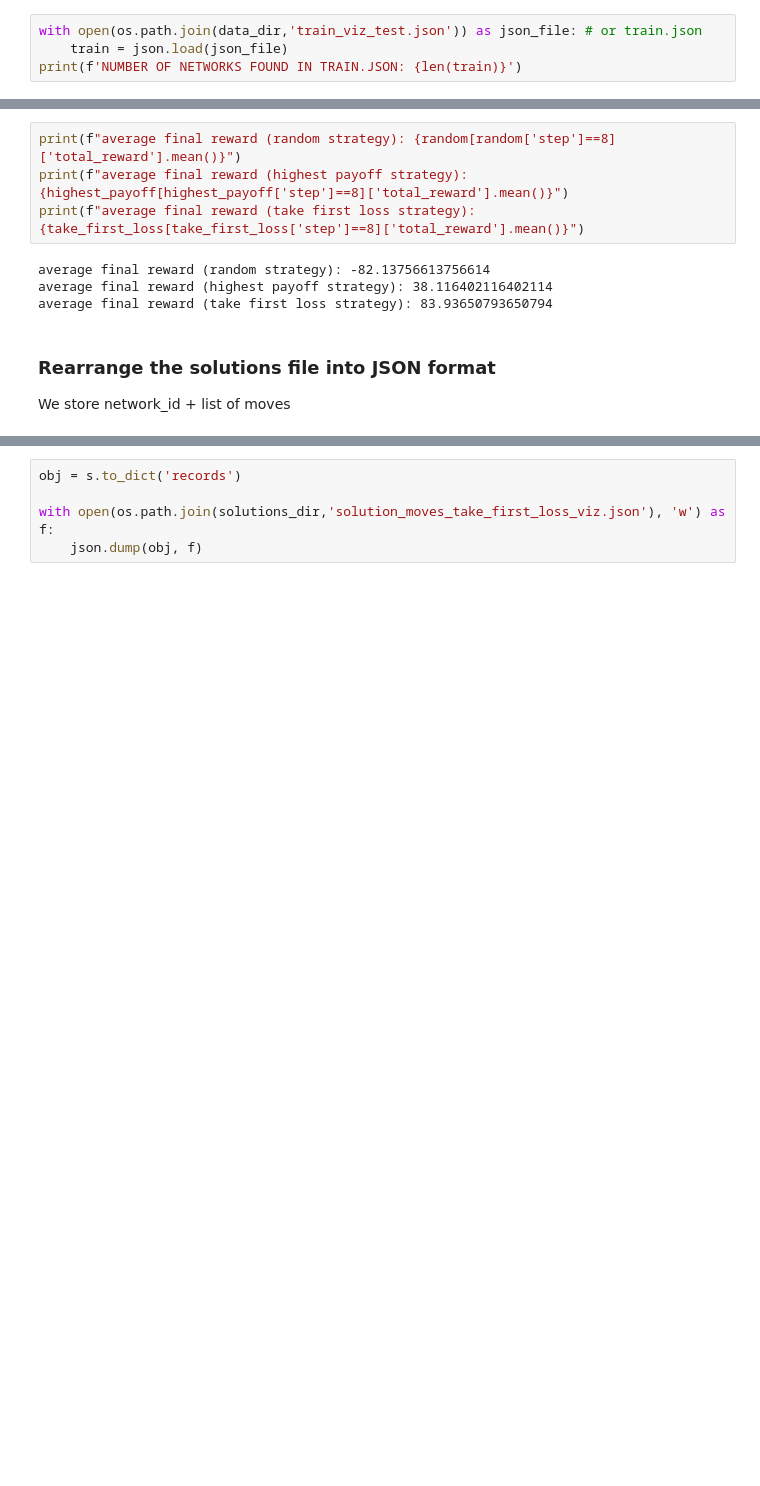
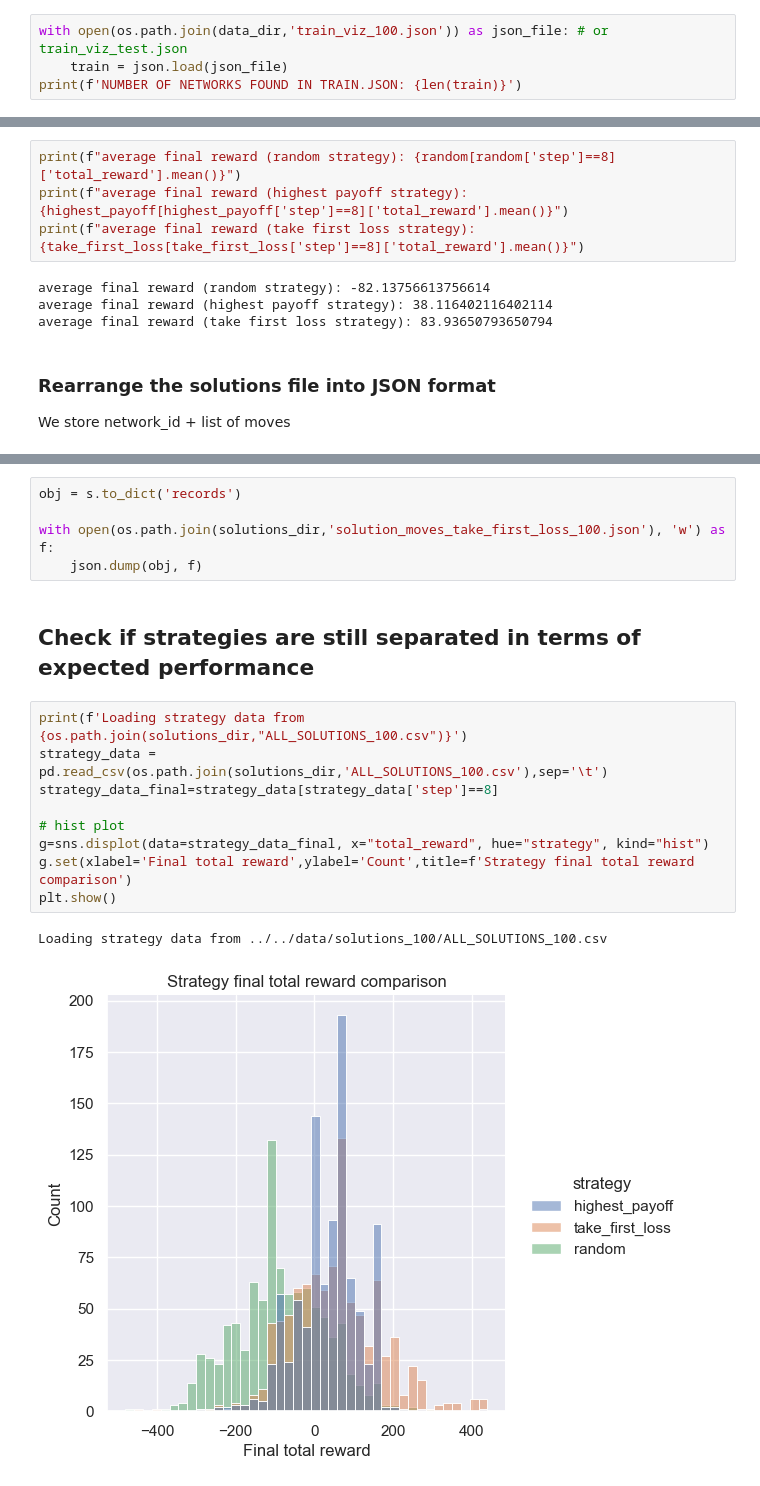
Before and after one commit to LBrinkmann/reward-network-iii-algorithm, a Jupyter notebook: notebooks/rule_based.ipynb, the cells around one changed output, grey strips where cells are left out. Drawn from its saved outputs; the diff is of its cells as text; blank space fills up the shorter version.

```diff
--- a/notebooks/rule_based.ipynb
+++ b/notebooks/rule_based.ipynb
@@ -134,7 +134,7 @@ class Rule_Agent:
 # %% [markdown]
 ## Solve networks + compare strategies' results
 # %%
-with open(os.path.join(data_dir,'train_viz_test.json')) as json_file: # or train.json
+with open(os.path.join(data_dir,'train_viz_100.json')) as json_file: # or train_viz_test.json
     train = json.load(json_file)
 print(f'NUMBER OF NETWORKS FOUND IN TRAIN.JSON: {len(train)}')
 # %% [output]
@@ -464,5 +470,19 @@ len(df['network_id'].unique())
 # %%
 obj = s.to_dict('records')
 
-with open(os.path.join(solutions_dir,'solution_moves_take_first_loss_viz.json'), 'w') as f:
+with open(os.path.join(solutions_dir,'solution_moves_take_first_loss_100.json'), 'w') as f:
     json.dump(obj, f)
+# %% [markdown]
+## Check if strategies are still separated in terms of expected performance
+# %%
+print(f'Loading strategy data from {os.path.join(solutions_dir,"ALL_SOLUTIONS_100.csv")}')
+strategy_data = pd.read_csv(os.path.join(solutions_dir,'ALL_SOLUTIONS_100.csv'),sep='\t')
+strategy_data_final=strategy_data[strategy_data['step']==8]
+
+# hist plot
+g=sns.displot(data=strategy_data_final, x="total_reward", hue="strategy", kind="hist")
+g.set(xlabel='Final total reward',ylabel='Count',title=f'Strategy final total reward comparison')
+plt.show()
+# %% [output]
+Loading strategy data from ../../data/solutions_100/ALL_SOLUTIONS_100.csv
+[figure, added]
```
Also changed, not shown: parts of 16 cells of this notebook.
